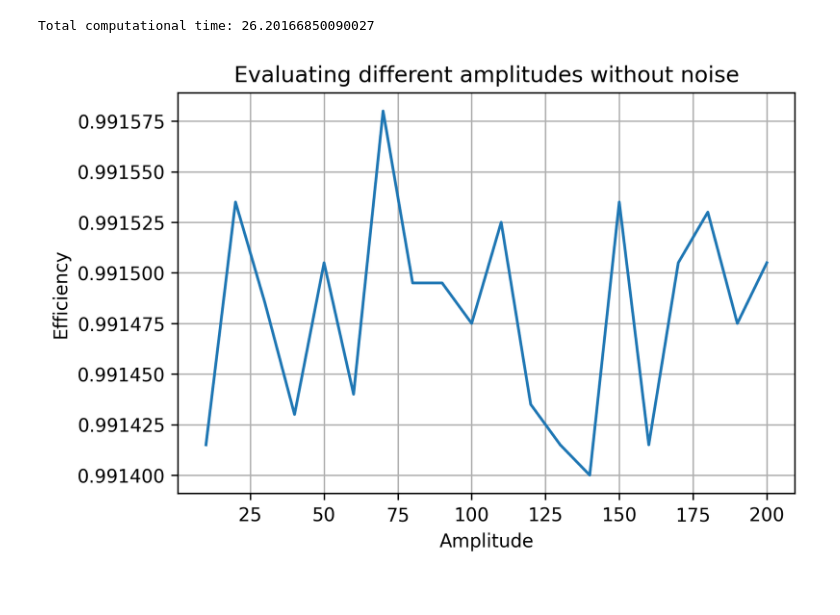
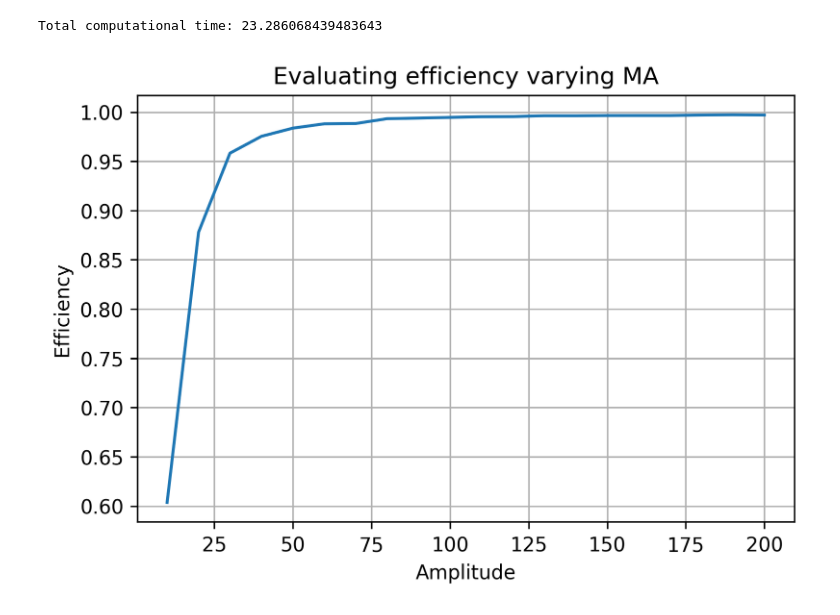
Before and after one commit to biqute/QTLab2122, a Jupyter notebook: SingleIRsource/simulated/efficiency_ma.ipynb, the cells around one changed output. Saved outputs shown, nothing was run; the diff lists cells and outputs as text; code cells hidden in the pictures.

Commit message:
studies on trigger efficiency

```diff
--- a/SingleIRsource/simulated/efficiency_ma.ipynb
+++ b/SingleIRsource/simulated/efficiency_ma.ipynb
@@ -9,14 +6,28 @@ amplitude = np.linspace(10, 100, 10)
+# %%
+n_sample = 1000
+amplitude = np.linspace(10, 200, 20)
+poly = np.linspace(3,4,2)
+window = np.linspace(3,18,6)
 # %%
 total_eff = []
 start = time()
 for amp in amplitude:
     signals = []
     single_eff = []
+    if amp<=35:#to speed up the test, values can be generalized using S/N
+        window_ma = 21
+    elif amp<=49:
+        window_ma = 15
+    elif amp<=75:
+        window_ma = 12
+    elif amp<=100:
+        window_ma = 9
+    else:
+        window_ma = 6
+    for i in range(n_sample):
+        signals.append(gen_signal(baseline=-10, amplitude=amp, noise_lev=1, plot=False, pulse_start=np.random.uniform(199.5,200.5)))
 
-    for i in range(n_sample):
-        signals.append(gen_signal(baseline=-10, amplitude=amp, noise_lev=0, plot=False, pulse_start=np.random.uniform(199.5,200.5)))
-
-    min = derivative_trigger_matrix(signals, window_ma=10, n=2, vertex=False)
+    min = derivative_trigger_matrix(signals, window_ma, poly=3, mv = 'convolve')
     # New function to compute the efficiency
     # the idea is to put cycle into methods and not the other way around
     # to lower computational cost
@@ -24,8 +35,8 @@ for amp in amplitude:
     total_eff.append(get_efficiency(single_eff, n_sample))
 print('Total computational time: ' + str(time()-start))
 # %% [output]
-Total computational time: 26.20166850090027
+Total computational time: 23.286068439483643
 # %%
-good_plot(amplitude, total_eff, 'Evaluating different amplitudes without noise', 'Amplitude', 'Efficiency')
+good_plot(amplitude, total_eff, 'Evaluating efficiency varying MA', 'Amplitude', 'Efficiency', good=True)
 # %% [output]
-[figure, old version]
+[figure, new version]
```
Also changed, not shown: parts of 5 cells of this notebook, 22 other files.
